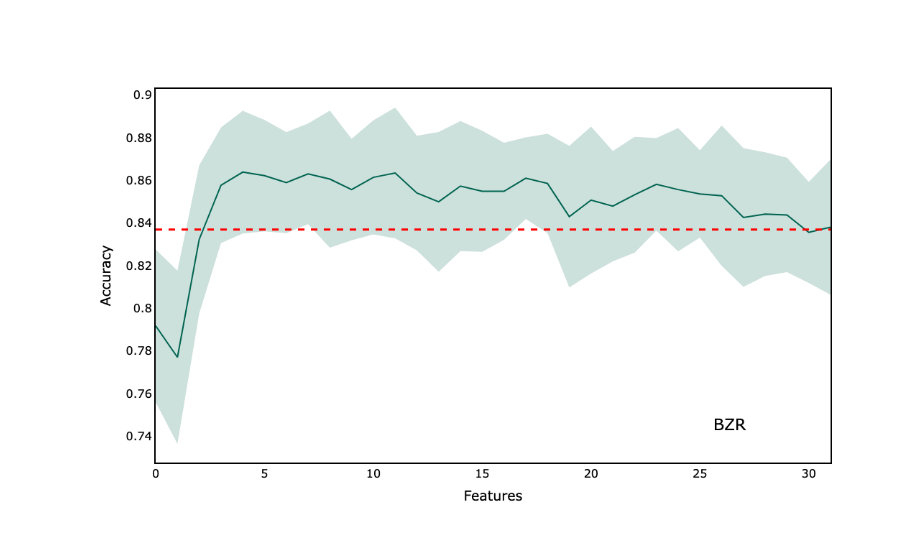
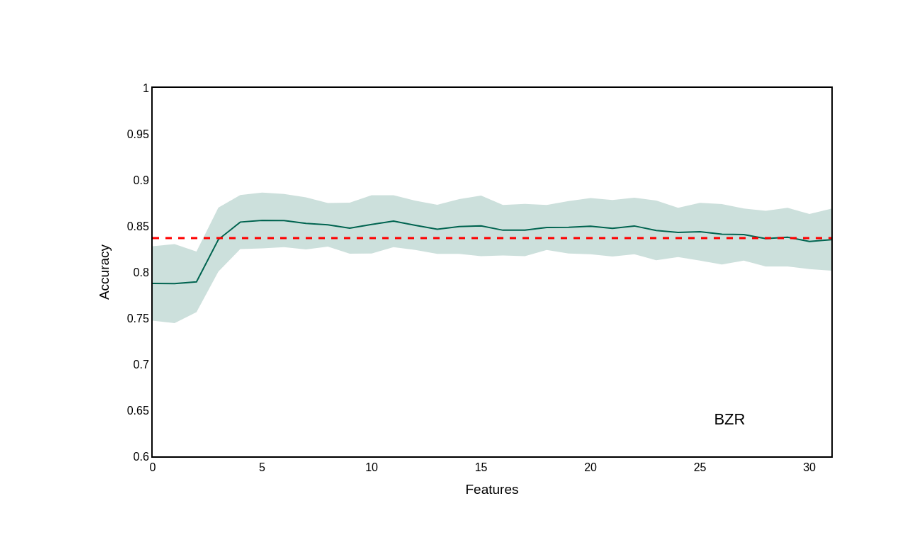
Before and after one commit to ashdehghan/NEExT, a Jupyter notebook: data/Untitled.ipynb, the cells around one changed output. Saved outputs shown, nothing was run; the diff lists cells and outputs as text; code cells hidden in the pictures.

```diff
--- a/data/Untitled.ipynb
+++ b/data/Untitled.ipynb
@@ -60,35 +60,35 @@ fig.update_layout(
         zeroline=True,
         showline = True,
         linecolor = 'black',
         mirror=True,
         linewidth = 2
     ),
     xaxis = dict(
         title = "Features",
         mirror=True,
         zeroline=True,
         showline = True,
         linecolor = 'black',
         linewidth = 2,
     ),
     width=700,
     height=700,
     font=dict(
     size=16,
     color="black")
 )
 fig.update_layout(showlegend=False)
-# fig.update_layout(yaxis_range=[0.7,0.85])
+fig.update_layout(yaxis_range=[0.6,1.0])
 fig.update_xaxes(showgrid=False, gridwidth=0.5, gridcolor='#e3e1e1')
 fig.update_yaxes(showgrid=False, gridwidth=0.5, gridcolor='grey')
 fig.update_traces(marker_line_color='black', marker_line_width=1.0, opacity=1.0)
 
 fig.add_hline(y=0.837, line_width=3, line_dash="dash", line_color="red")
 
 
 fig.show()
 # %% [output]
-[figure, old version]
+[figure, new version]
 # %%
 
 MUTAG["y_upper"] = MUTAG["accuracy_contribution"] + MUTAG["accuracy_contribution_std"]
```
Also changed, not shown: parts of 5 cells of this notebook, 5 other files.
